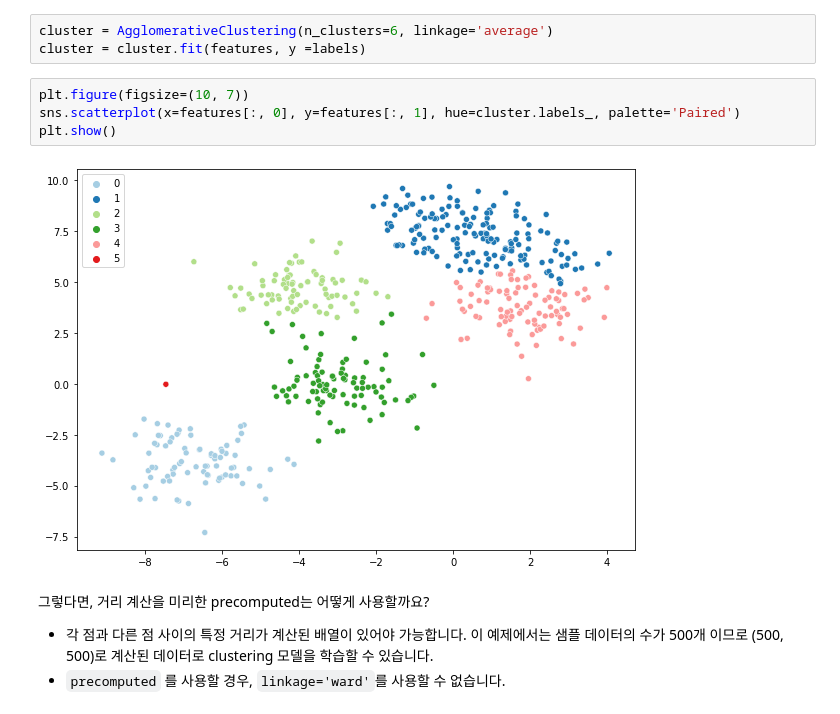
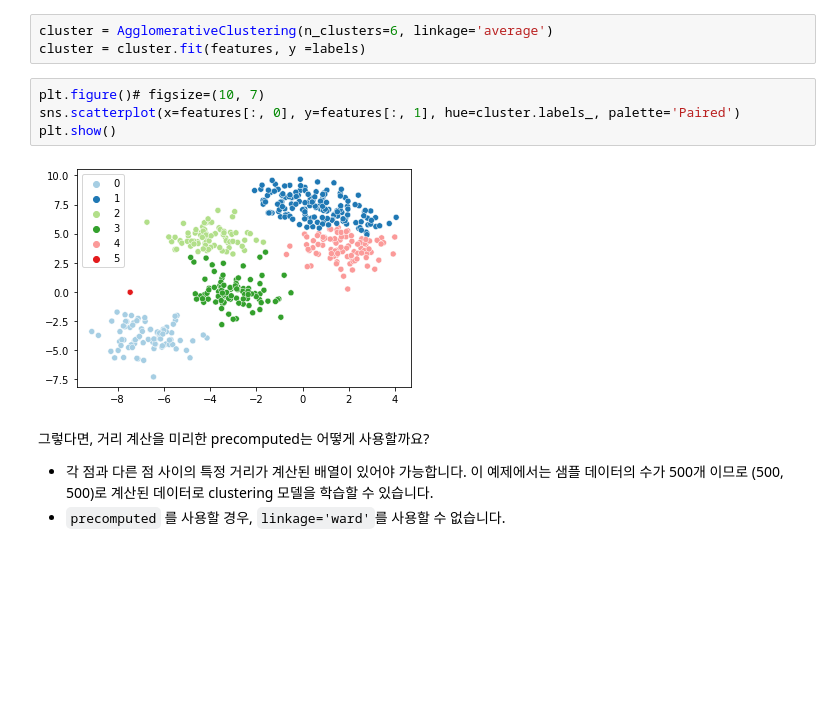
Before and after one commit to namepen/TIL, a Jupyter notebook: clustering/병합군집(Agglomerative Clustering).ipynb, the cells around one changed output. Saved outputs shown, nothing was run; the diff lists cells and outputs as text; blank space fills up the shorter version.

```diff
--- a/clustering/병합군집(Agglomerative Clustering).ipynb
+++ b/clustering/병합군집(Agglomerative Clustering).ipynb
@@ -61,11 +61,11 @@ plt.show()
 cluster = AgglomerativeClustering(n_clusters=6, linkage='average')
 cluster = cluster.fit(features, y =labels)
 # %%
-plt.figure(figsize=(10, 7))
+plt.figure()# figsize=(10, 7)
 sns.scatterplot(x=features[:, 0], y=features[:, 1], hue=cluster.labels_, palette='Paired')
 plt.show()
 # %% [output]
-[figure, old version]
+[figure, new version]
 # %% [markdown]
 그렇다면, 거리 계산을 미리한 precomputed는 어떻게 사용할까요?
 
```
Also changed, not shown: parts of 4 cells of this notebook.
